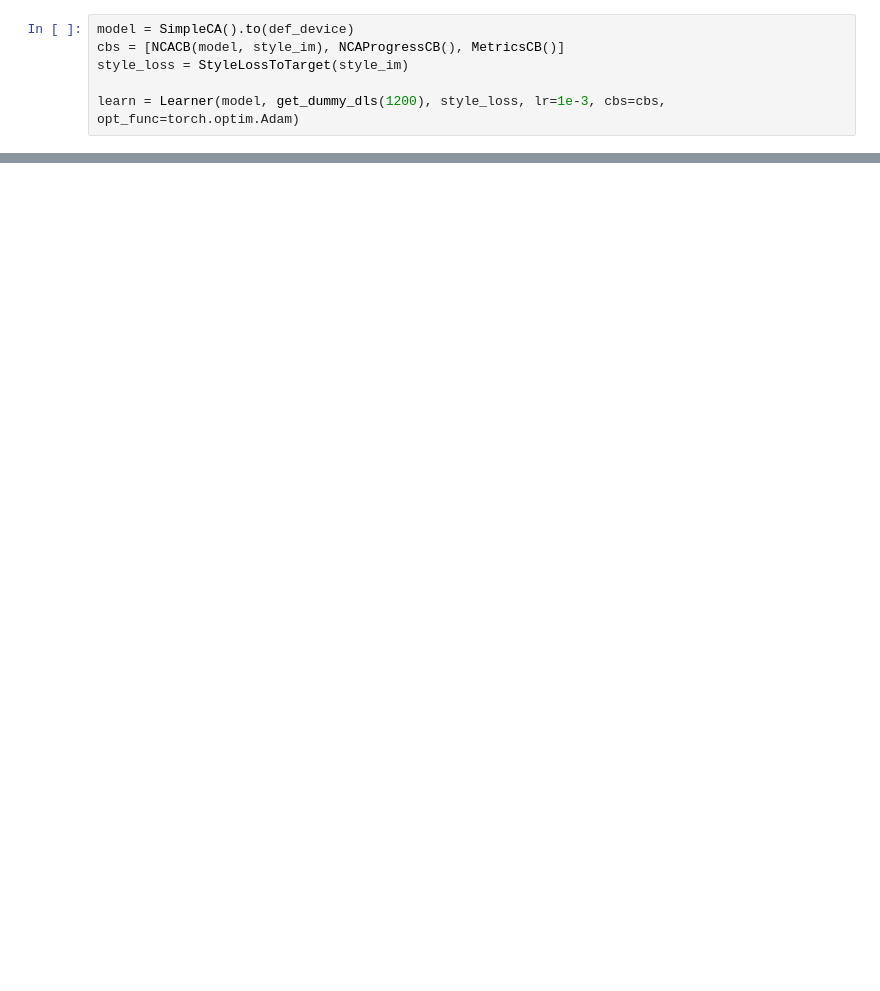
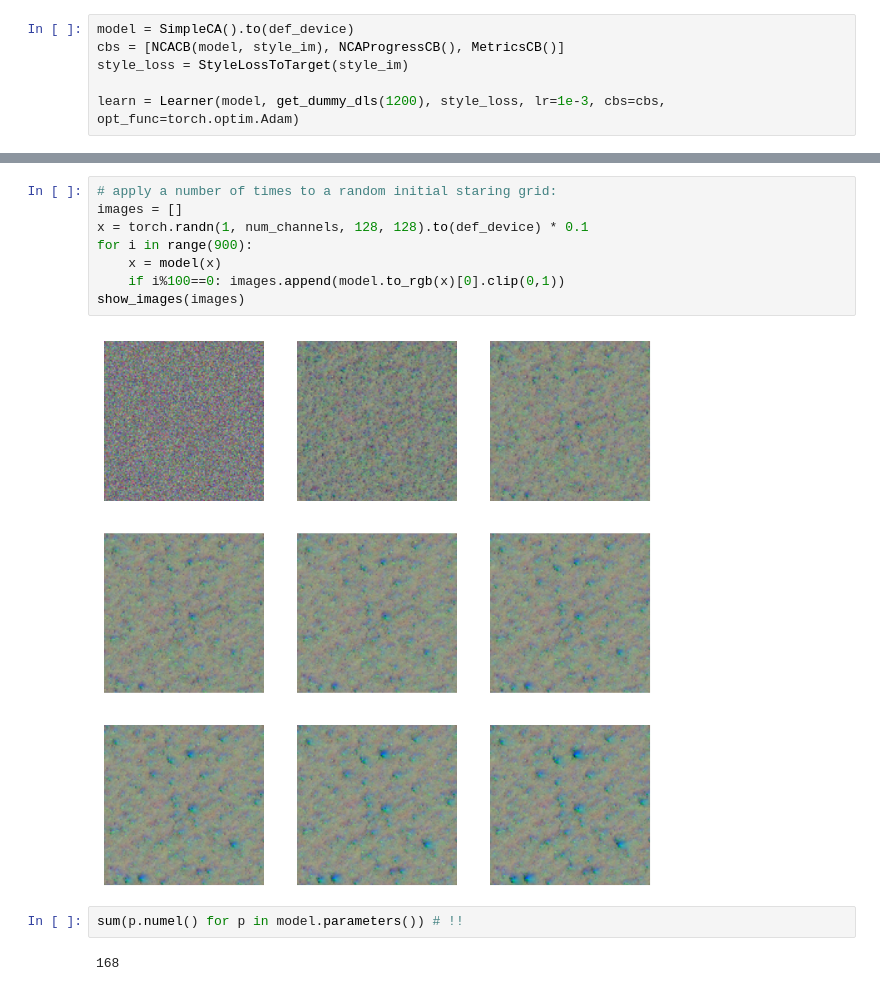
Before and after one commit to cwtmyd/learn-miniai, a Jupyter notebook: 16B_NCA.ipynb, the cells around one changed output, grey strips where cells are left out. Drawn from its saved outputs; the diff is of its cells as text; blank space fills up the shorter version.

```diff
--- a/16B_NCA.ipynb
+++ b/16B_NCA.ipynb
@@ -236,0 +249,14 @@ learn.fit(1)
+# %%
+# apply a number of times to a random initial staring grid:
+images = []
+x = torch.randn(1, num_channels, 128, 128).to(def_device) * 0.1
+for i in range(900):
+    x = model(x)
+    if i%100==0: images.append(model.to_rgb(x)[0].clip(0,1))
+show_images(images)
+# %% [output]
+[figure, added]
+# %%
+sum(p.numel() for p in model.parameters()) # !!
+# %% [output]
+168
```
Also changed, not shown: parts of 6 cells of this notebook.
